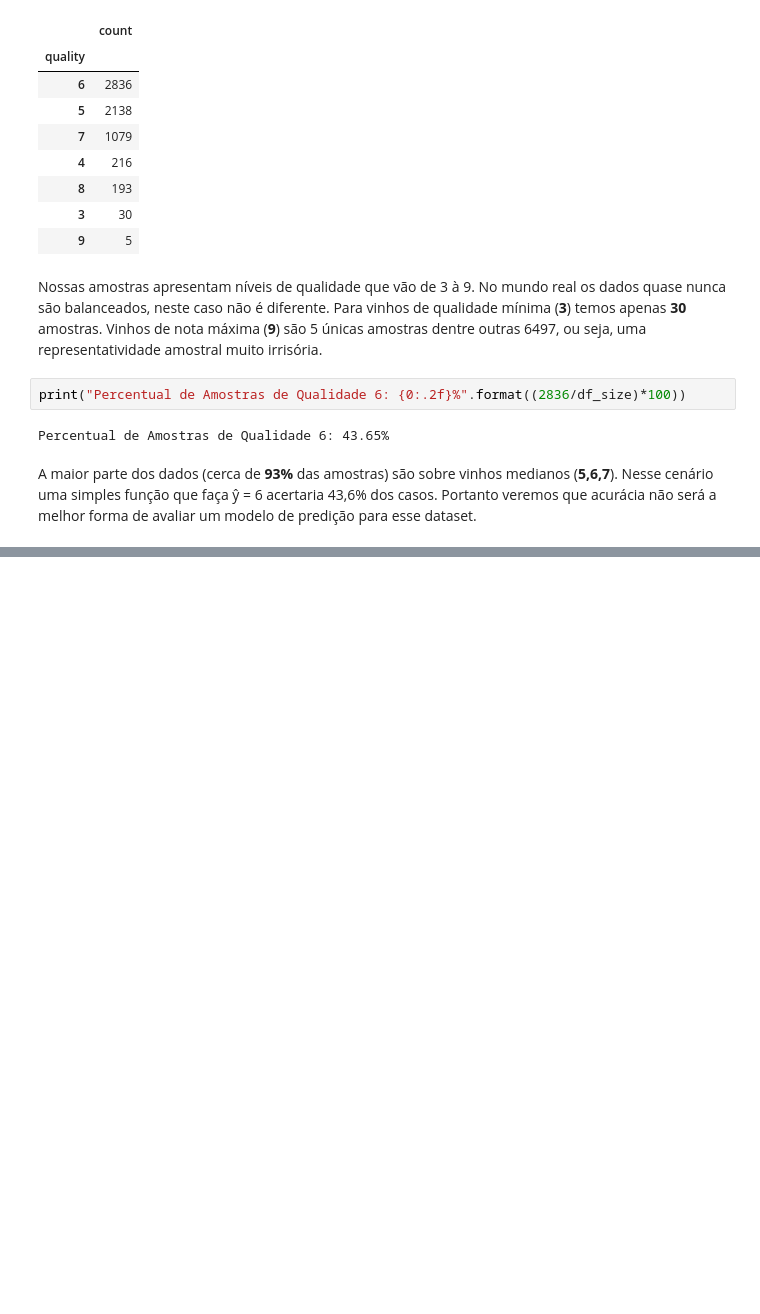
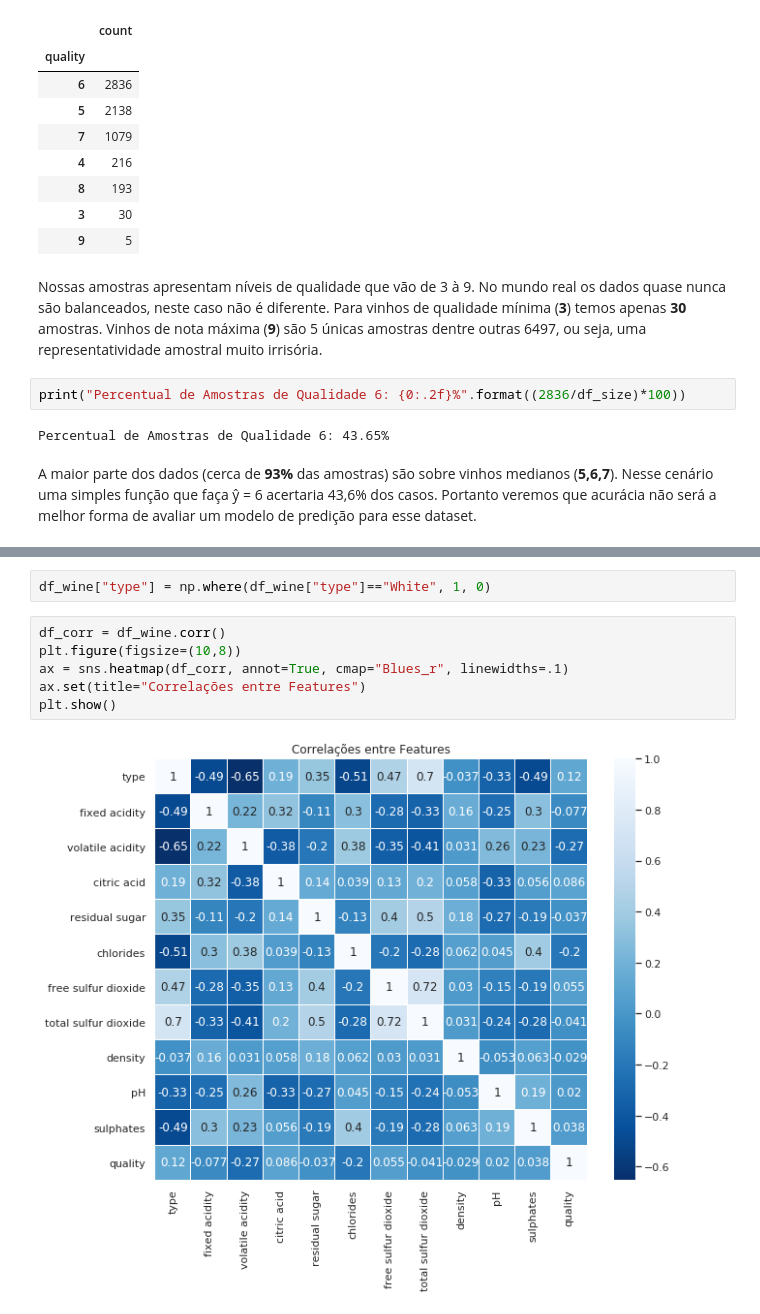
Before and after one commit to ebertolo/wine-quality, a Jupyter notebook: wine-quality-analysis.ipynb, the cells around one changed output, grey strips where cells are left out. Drawn from its saved outputs; the diff is of its cells as text; blank space fills up the shorter version.

```diff
--- a/wine-quality-analysis.ipynb
+++ b/wine-quality-analysis.ipynb
@@ -75,0 +141,10 @@ plt.show()
+# %%
+df_wine["type"] = np.where(df_wine["type"]=="White", 1, 0)
+# %%
+df_corr = df_wine.corr()
+plt.figure(figsize=(10,8))
+ax = sns.heatmap(df_corr, annot=True, cmap="Blues_r", linewidths=.1)
+ax.set(title="Correlações entre Features")
+plt.show()
+# %% [output]
+[figure, added]
```
Also changed, not shown: parts of 26 cells of this notebook.
